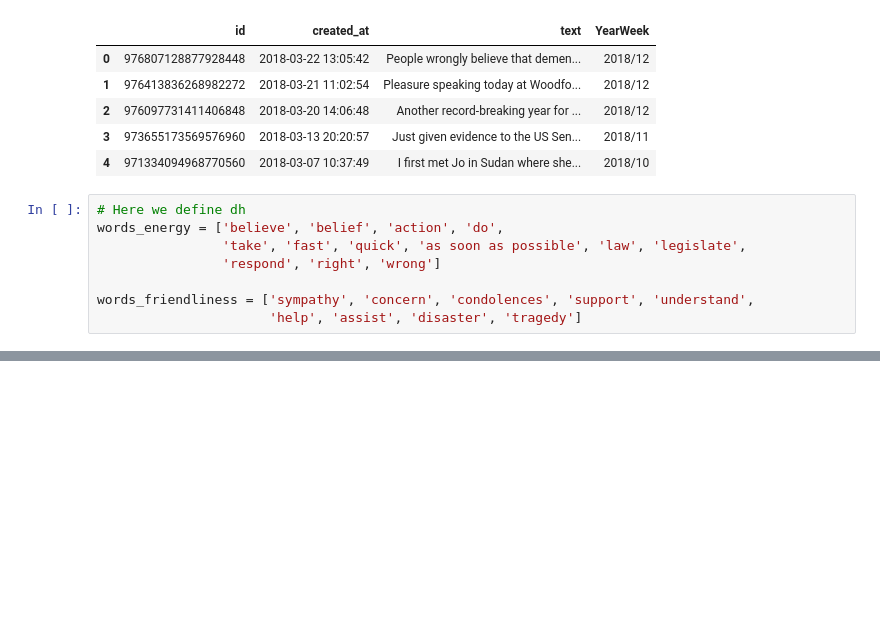
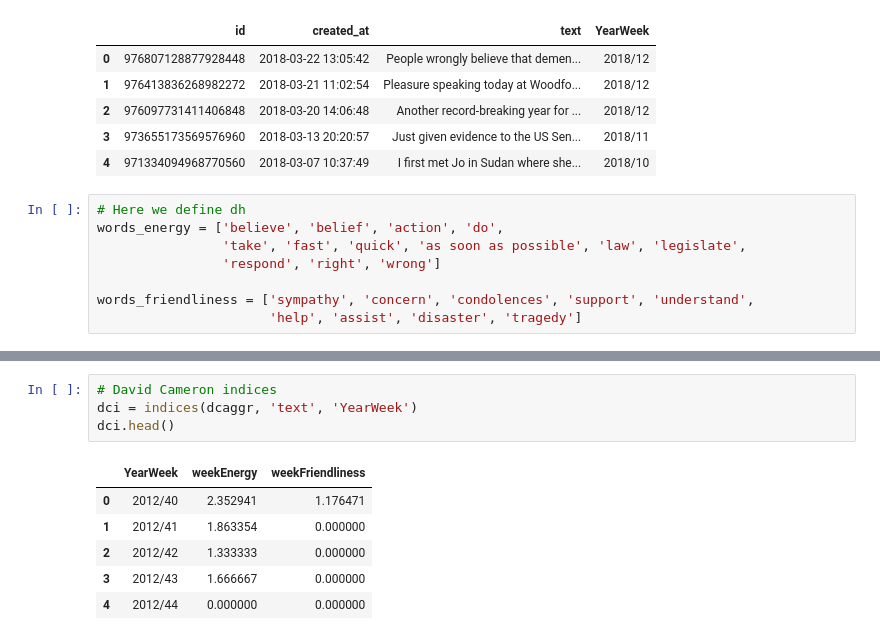
Before and after one commit to puntofisso/Birkbeck, a Jupyter notebook: May_Cameron_Varadkar.ipynb, the cells around one changed output, grey strips where cells are left out. Drawn from its saved outputs; the diff is of its cells as text; blank space fills up the shorter version.

```diff
--- a/May_Cameron_Varadkar.ipynb
+++ b/May_Cameron_Varadkar.ipynb
@@ -211,0 +226,11 @@ dc['friendliness'].plot(x='created_at', y='friendliness', style='o')
+# %%
+# David Cameron indices
+dci = indices(dcaggr, 'text', 'YearWeek')
+dci.head()
+# %% [output]
+|  | YearWeek | weekEnergy | weekFriendliness |
+| 0 | 2012/40 | 2.352941 | 1.176471 |
+| 1 | 2012/41 | 1.863354 | 0.000000 |
+| 2 | 2012/42 | 1.333333 | 0.000000 |
+| 3 | 2012/43 | 1.666667 | 0.000000 |
+| 4 | 2012/44 | 0.000000 | 0.000000 |
```
Also changed, not shown: parts of 8 cells of this notebook.
